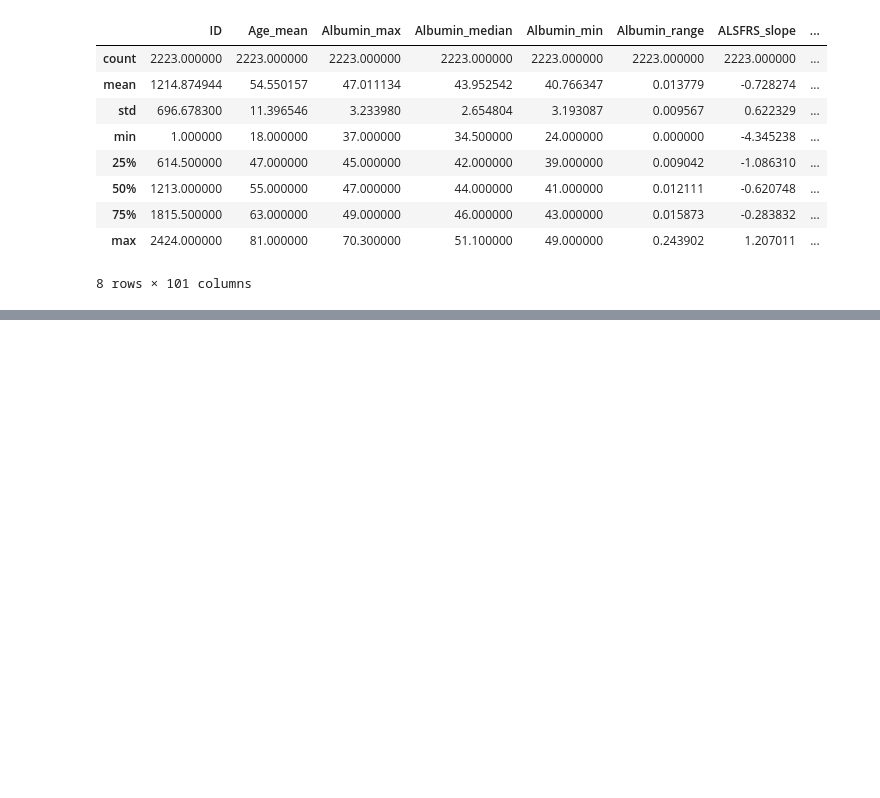
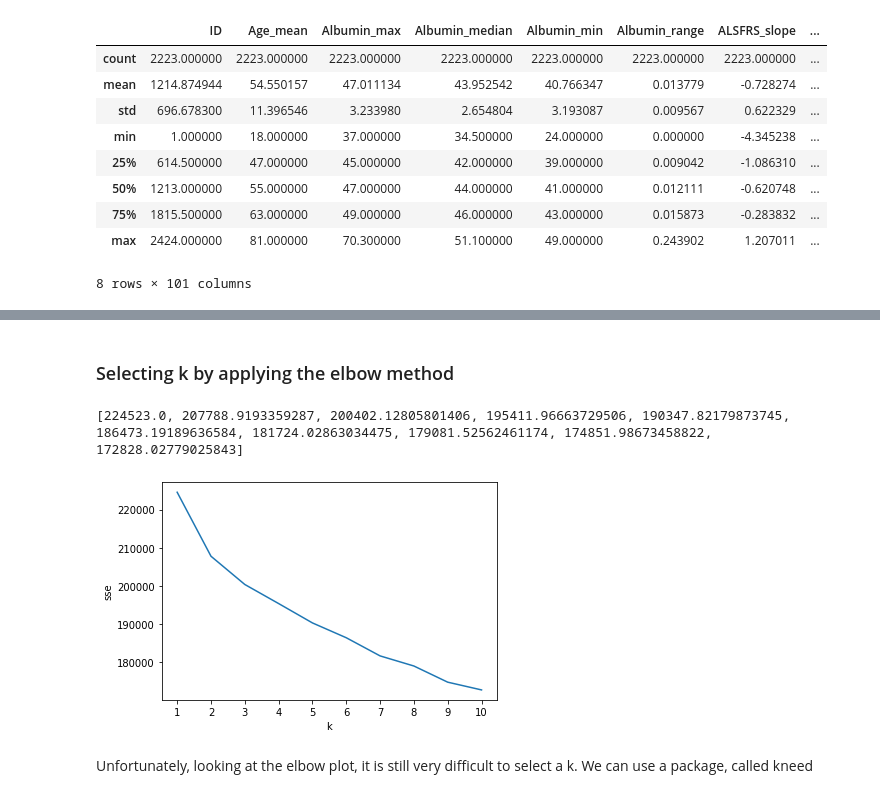
Before and after one commit to HuyenNguyenHelen/INFO-5505---Machine-learning, a Jupyter notebook: HuyenNguyen_Assignment_3.ipynb, the cells around one changed output, grey strips where cells are left out. Saved outputs shown, nothing was run; the diff lists cells and outputs as text; code cells hidden in the pictures; blank space fills up the shorter version.

```diff
--- a/HuyenNguyen_Assignment_3.ipynb
+++ b/HuyenNguyen_Assignment_3.ipynb
@@ -43,0 +74,2 @@ Looking at min, max, and standard deriviation, we see that data have different v
+# %% [markdown]
+### Selecting k by applying the elbow method
@@ -43,0 +86,28 @@ Looking at min, max, and standard deriviation, we see that data have different v
+# %%
+# Build and run a series of k-mean models over a range of k
+
+sse=[]
+for k in range (1,11):
+  # build k-means models
+  kmeans = KMeans (n_clusters = k, **kmeans_para)
+  # fit the model into the data
+  kmeans.fit(scaled_data)
+  # append the lowest sse score for each k assignment
+  sse.append (kmeans.inertia_)
+# %%
+print (sse)
+# %% [output]
+[224523.0, 207788.9193359287, 200402.12805801406, 195411.96663729506, 190347.82179873745, 186473.19189636584, 181724.02863034475, 179081.52562461174, 174851.98673458822, 172828.02779025843]
+# %%
+# Visualize the elbow of sse
+x=[i for i in range (1,11)]
+y=sse
+plt.plot(x, y)
+plt.xticks(x)
+plt.xlabel('k')
+plt.ylabel('sse')
+plt.show()
+# %% [output]
+[figure, added]
+# %% [markdown]
+Unfortunately, looking at the elbow plot, it is still very difficult to select a k. We can use a package, called kneed
```
Also changed, not shown: parts of 6 cells of this notebook.
